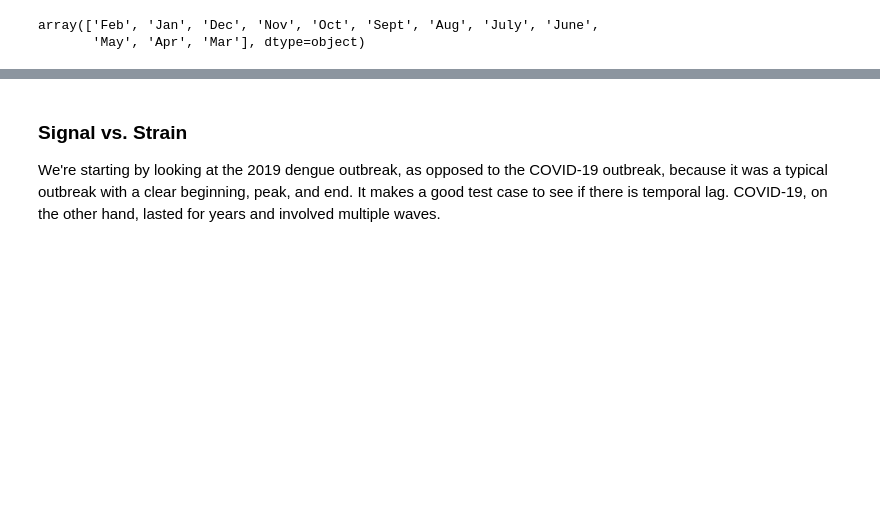
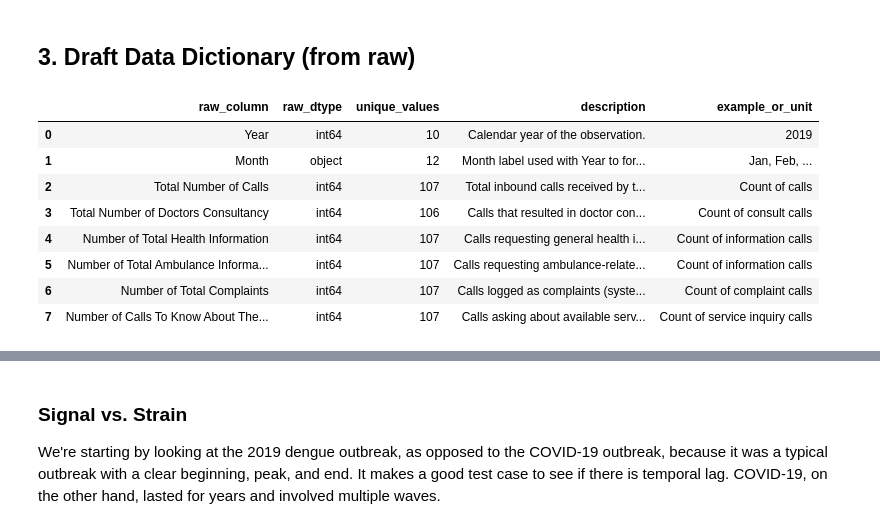
Before and after one commit to amschiltz/healthcare-surge-strain, a Jupyter notebook: notebooks/0.1-ams-initial-exploration.ipynb, the cells around one changed output, grey strips where cells are left out. Cells and saved outputs as stored; diff of their text form; code cells hidden in the pictures; blank space fills up the shorter version.

```diff
--- a/notebooks/0.1-ams-initial-exploration.ipynb
+++ b/notebooks/0.1-ams-initial-exploration.ipynb
@@ -52,6 +69,61 @@ memory usage: 6.8+ KB
-# %%
-# Check month names
-df['Month'].unique()
-# %% [output]
-array(['Feb', 'Jan', 'Dec', 'Nov', 'Oct', 'Sept', 'Aug', 'July', 'June',
-       'May', 'Apr', 'Mar'], dtype=object)
+# %% [markdown]
+## 3. Draft Data Dictionary (from raw)
+# %%
+# Build a concise data dictionary for the raw dataset
+data_dictionary = pd.DataFrame([
+    {
+        "raw_column": "Year",
+        "description": "Calendar year of the observation.",
+        "example_or_unit": "2019"
+    },
+    {
+        "raw_column": "Month",
+        "description": "Month label used with Year to form the monthly date.",
+        "example_or_unit": "Jan, Feb, ..."
+    },
+    {
+        "raw_column": "Total Number of Calls",
+        "description": "Total inbound calls received by the healthcare service.",
+        "example_or_unit": "Count of calls"
+    },
+    {
+        "raw_column": "Total Number of Doctors Consultancy",
+        "description": "Calls that resulted in doctor consultation.",
+        "example_or_unit": "Count of consult calls"
+    },
+    {
+        "raw_column": "Number of Total Health Information",
+        "description": "Calls requesting general health information.",
+        "example_or_unit": "Count of information calls"
+    },
+    {
+        "raw_column": "Number of Total Ambulance Information",
+        "description": "Calls requesting ambulance-related information.",
+        "example_or_unit": "Count of information calls"
+    },
+    {
+        "raw_column": "Number of Total Complaints",
+        "description": "Calls logged as complaints (system strain proxy).",
+        "example_or_unit": "Count of complaint calls"
+    },
+    {
+        "raw_column": "Number of Calls To Know About The Service",
+        "description": "Calls asking about available services.",
+        "example_or_unit": "Count of service inquiry calls"
+    }
+])
+
+data_dictionary["raw_dtype"] = data_dictionary["raw_column"].map(df_raw.dtypes.astype(str))
+data_dictionary["unique_values"] = data_dictionary["raw_column"].map(df_raw.nunique(dropna=True))
+
+display(data_dictionary[["raw_column", "raw_dtype", "unique_values", "description", "example_or_unit"]])
+# %% [output]
+|  | raw_column | raw_dtype | unique_values | description | example_or_unit |
+| 0 | Year | int64 | 10 | Calendar year of the observation. | 2019 |
+| 1 | Month | object | 12 | Month label used with Year to for... | Jan, Feb, ... |
+| 2 | Total Number of Calls | int64 | 107 | Total inbound calls received by t... | Count of calls |
+| 3 | Total Number of Doctors Consultancy | int64 | 106 | Calls that resulted in doctor con... | Count of consult calls |
+| 4 | Number of Total Health Information | int64 | 107 | Calls requesting general health i... | Count of information calls |
+| 5 | Number of Total Ambulance Informa... | int64 | 107 | Calls requesting ambulance-relate... | Count of information calls |
+| 6 | Number of Total Complaints | int64 | 107 | Calls logged as complaints (syste... | Count of complaint calls |
+| 7 | Number of Calls To Know About The... | int64 | 107 | Calls asking about available serv... | Count of service inquiry calls |
```
Also changed, not shown: parts of 45 cells of this notebook, 1 other file.
